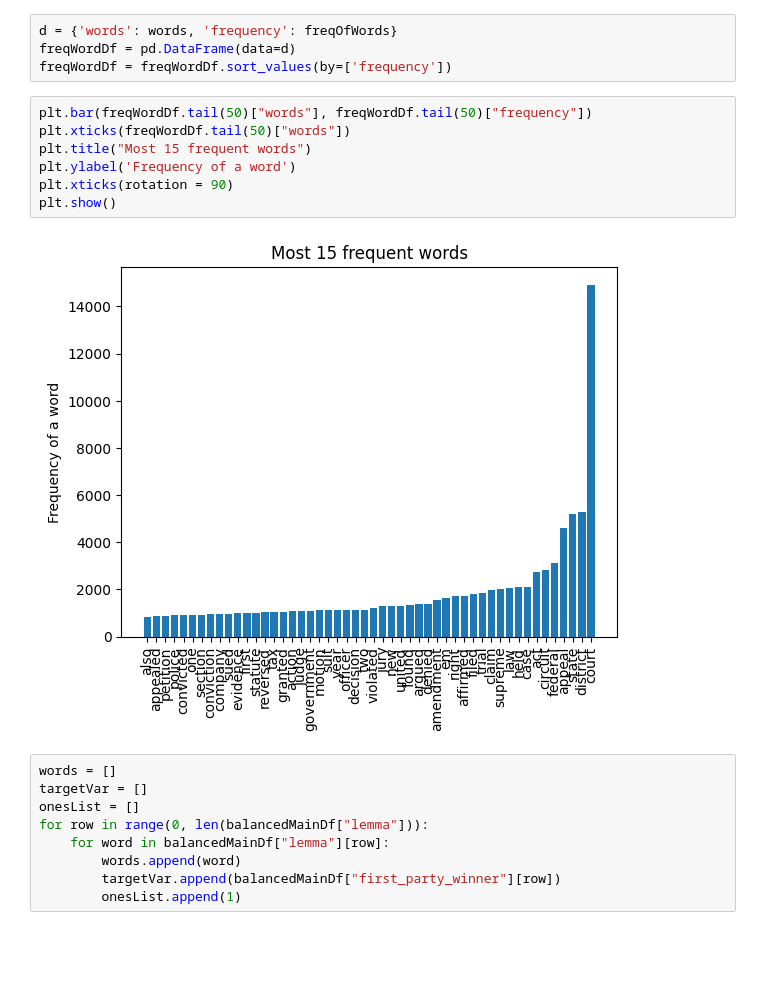
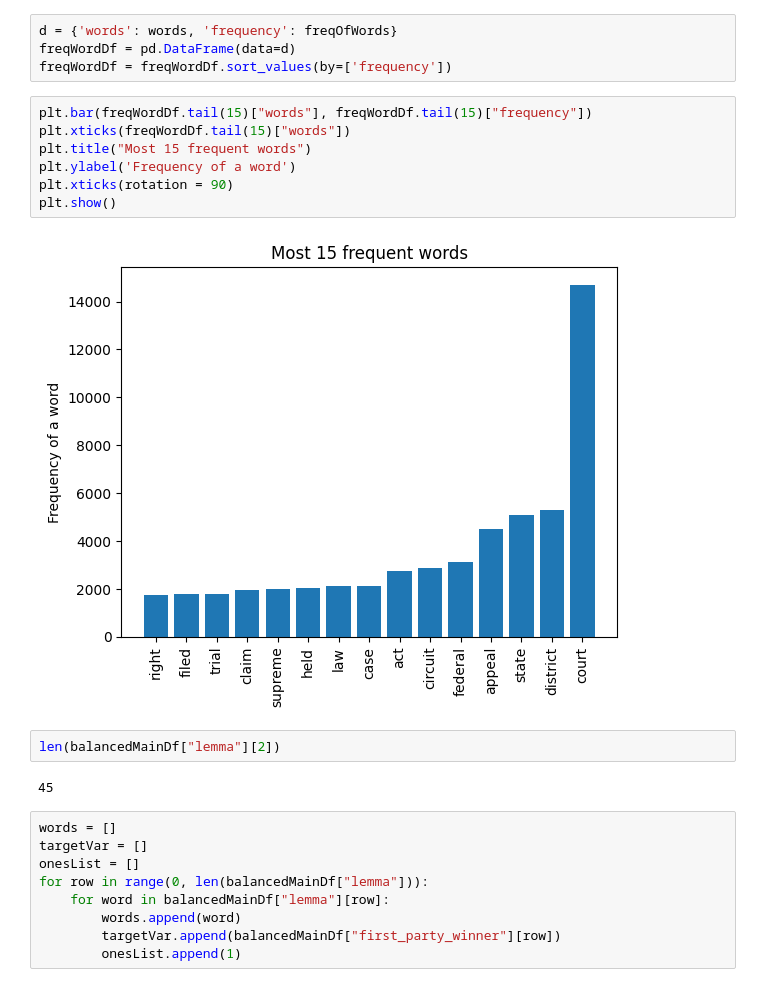
Before and after one commit to CarolinaOliveira001/SupremeCourtJudgementPrediction, a Jupyter notebook: CleaningDataAndMLmodels.ipynb, the cells around one changed output. Drawn from its saved outputs; the diff is of its cells as text; blank space fills up the shorter version.

```diff
--- a/CleaningDataAndMLmodels.ipynb
+++ b/CleaningDataAndMLmodels.ipynb
@@ -165,14 +165,18 @@ d = {'words': words, 'frequency': freqOfWords}
 freqWordDf = pd.DataFrame(data=d)
 freqWordDf = freqWordDf.sort_values(by=['frequency'])
 # %%
-plt.bar(freqWordDf.tail(50)["words"], freqWordDf.tail(50)["frequency"])
-plt.xticks(freqWordDf.tail(50)["words"])
+plt.bar(freqWordDf.tail(15)["words"], freqWordDf.tail(15)["frequency"])
+plt.xticks(freqWordDf.tail(15)["words"])
 plt.title("Most 15 frequent words")
 plt.ylabel('Frequency of a word')
 plt.xticks(rotation = 90)
 plt.show()
 # %% [output]
-[figure, old version]
+[figure, new version]
+# %%
+len(balancedMainDf["lemma"][2])
+# %% [output]
+45
 # %%
 words = []
 targetVar = []
```
Also changed, not shown: 3 other files.
